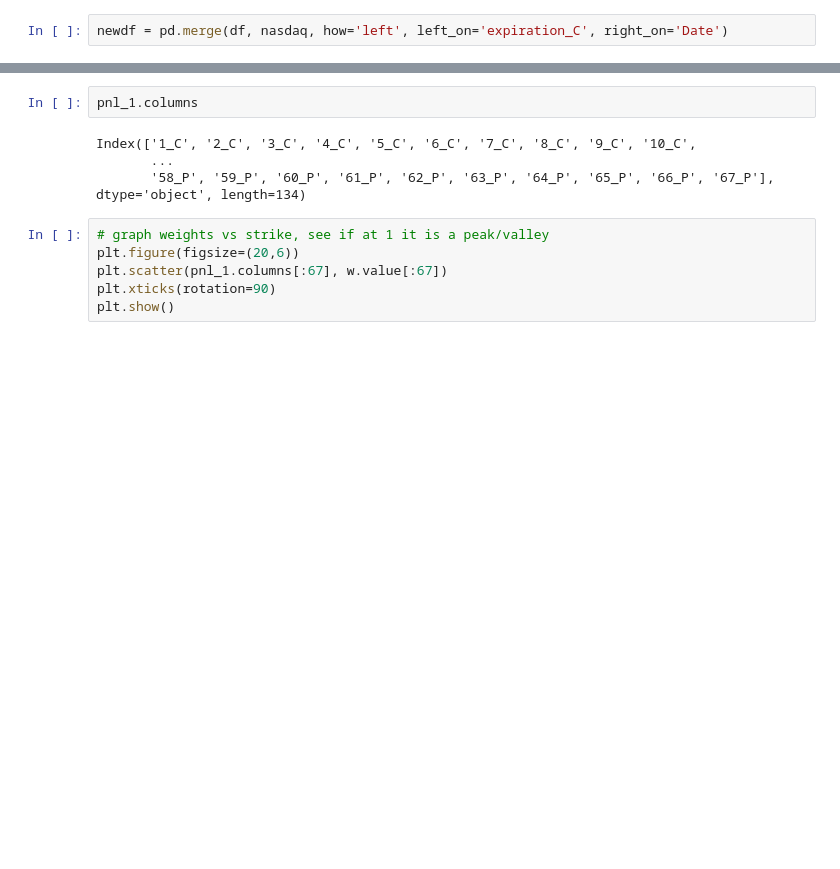
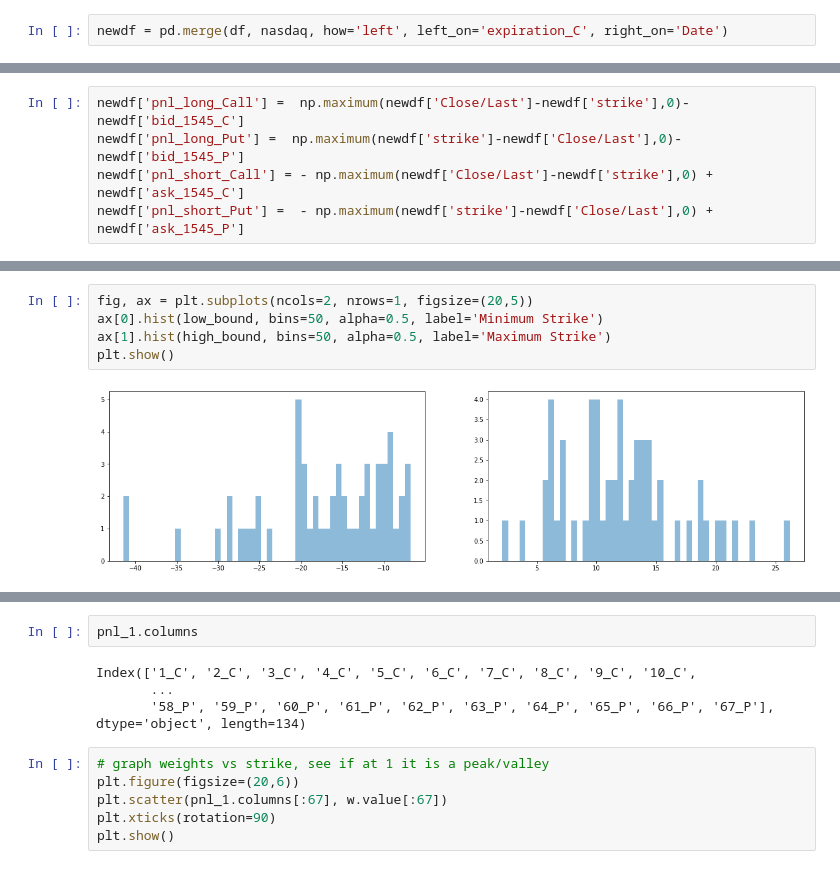
Before and after one commit to heethsur/WinterWorkshop2k24, a Jupyter notebook: Optimizer/option.ipynb, the cells around one changed output, grey strips where cells are left out. Cells and saved outputs as stored; diff of their text form; blank space fills up the shorter version.

```diff
--- a/Optimizer/option.ipynb
+++ b/Optimizer/option.ipynb
@@ -271,0 +17,5 @@ plt.show()
+# %%
+newdf['pnl_long_Call'] =  np.maximum(newdf['Close/Last']-newdf['strike'],0)-newdf['bid_1545_C']
+newdf['pnl_long_Put'] =  np.maximum(newdf['strike']-newdf['Close/Last'],0)-newdf['bid_1545_P']
+newdf['pnl_short_Call'] = - np.maximum(newdf['Close/Last']-newdf['strike'],0) + newdf['ask_1545_C']
+newdf['pnl_short_Put'] =  - np.maximum(newdf['strike']-newdf['Close/Last'],0) + newdf['ask_1545_P']
@@ -271,0 +79,7 @@ plt.show()
+# %%
+fig, ax = plt.subplots(ncols=2, nrows=1, figsize=(20,5))
+ax[0].hist(low_bound, bins=50, alpha=0.5, label='Minimum Strike')
+ax[1].hist(high_bound, bins=50, alpha=0.5, label='Maximum Strike')
+plt.show()
+# %% [output]
+[figure, added]
```
Also changed, not shown: parts of 69 cells of this notebook.
